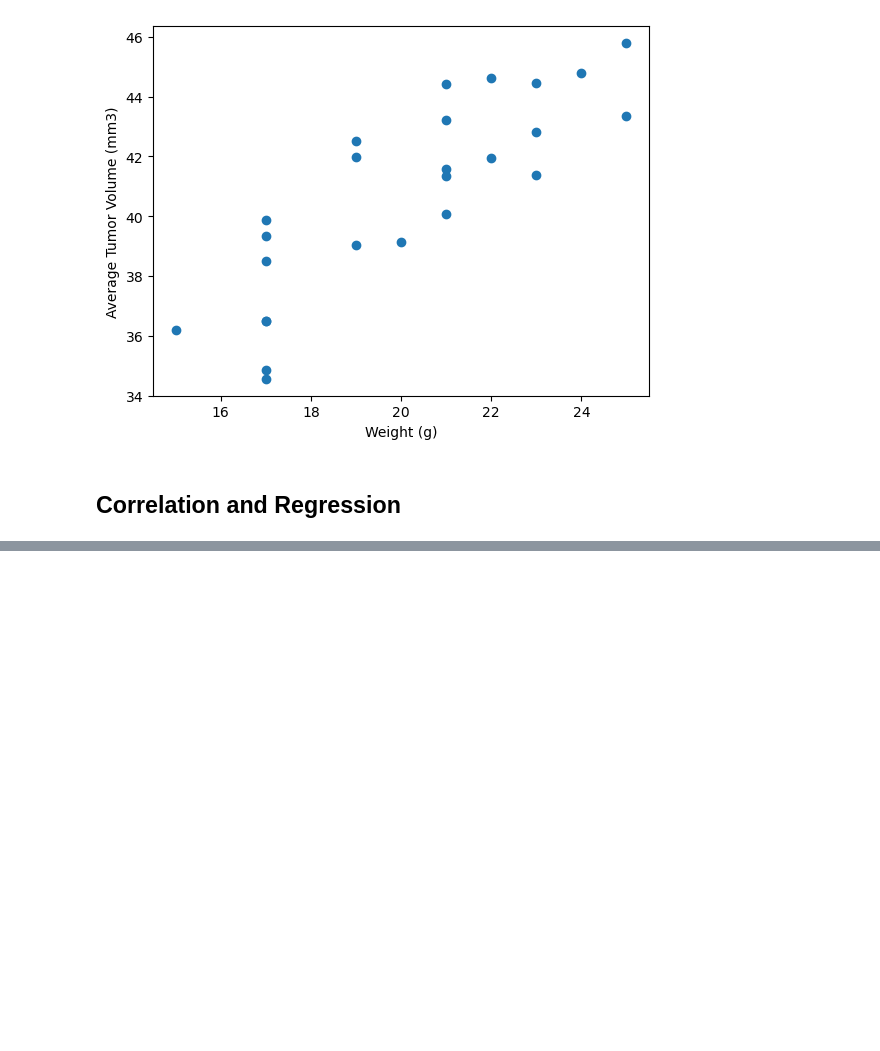
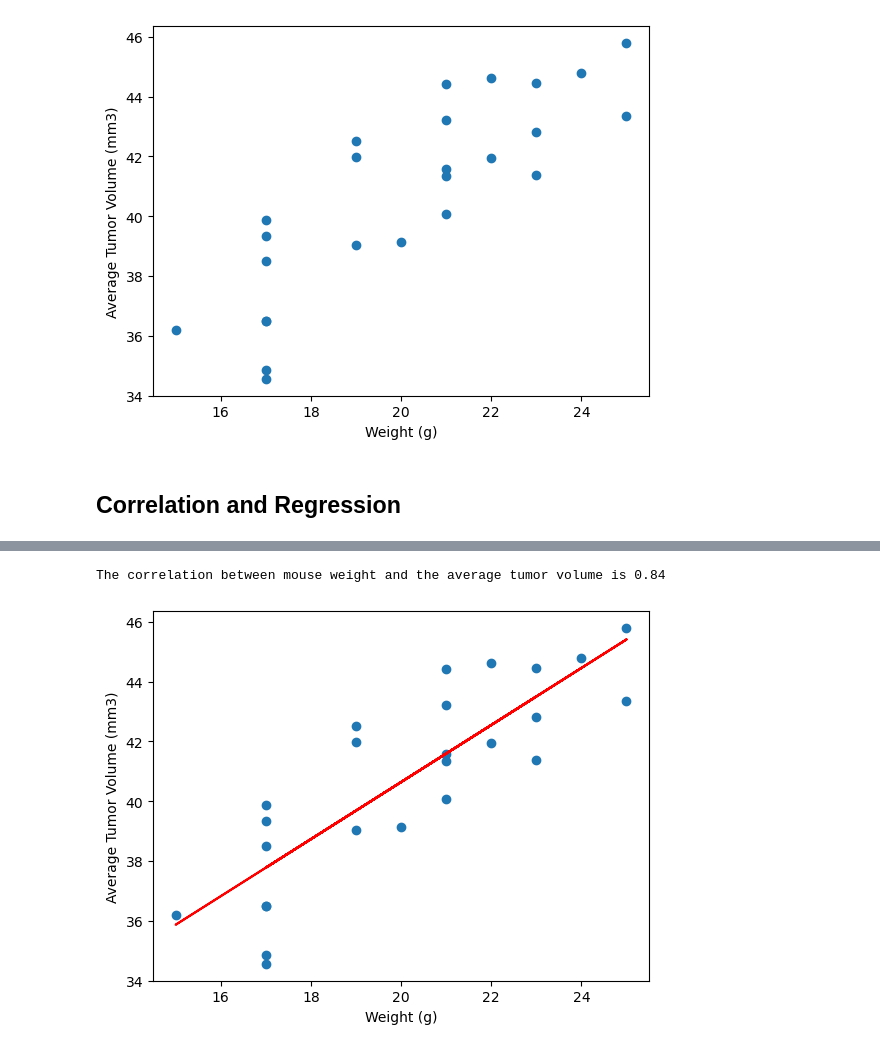
Before and after one commit to Kristen-Beer/pymaceuticals_challenge, a Jupyter notebook: pymaceuticals_starter.ipynb, the cells around one changed output, grey strips where cells are left out. Drawn from its saved outputs; the diff is of its cells as text; code cells hidden in the pictures; blank space fills up the shorter version.

```diff
--- a/pymaceuticals_starter.ipynb
+++ b/pymaceuticals_starter.ipynb
@@ -266,6 +241,12 @@ Ceftamin's potential outliers: Series([], Name: Tumor Volume (mm3), dtype: float
 [figure]
 # %%
 # Generate a scatter plot of mouse weight vs. the average observed tumor volume for the entire Capomulin regimen
+capomulin_table = clean_df.loc[clean_df['Drug Regimen'] == "Capomulin"]
+capomulin_average = capomulin_table.groupby(['Mouse ID'])[['Weight (g)', 'Tumor Volume (mm3)']].mean()
+plt.scatter(capomulin_average['Weight (g)'],capomulin_average['Tumor Volume (mm3)'])
+plt.xlabel('Weight (g)')
+plt.ylabel('Average Tumor Volume (mm3)')
+plt.show()
 # %% [output]
 [figure]
 # %% [markdown]
@@ -278,0 +254,16 @@ The correlation between mouse weight and the average tumor volume is 0.84
+# %%
+# Calculate the correlation coefficient and a linear regression model
+# for mouse weight and average observed tumor volume for the entire Capomulin regimen
+corr=round(st.pearsonr(capomulin_average['Weight (g)'],capomulin_average['Tumor Volume (mm3)'])[0],2)
+print(f"The correlation between mouse weight and the average tumor volume is {corr}")
+model = st.linregress(capomulin_average['Weight (g)'],capomulin_average['Tumor Volume (mm3)'])
+
+y_values = capomulin_average['Weight (g)']*model[0]+model[1]
+plt.scatter(capomulin_average['Weight (g)'],capomulin_average['Tumor Volume (mm3)'])
+plt.plot(capomulin_average['Weight (g)'],y_values,color="red")
+plt.xlabel('Weight (g)')
+plt.ylabel('Average Tumor Volume (mm3)')
+plt.show()
+# %% [output]
+The correlation between mouse weight and the average tumor volume is 0.84
+[figure, added]
```
Also changed, not shown: parts of 10 cells of this notebook.
